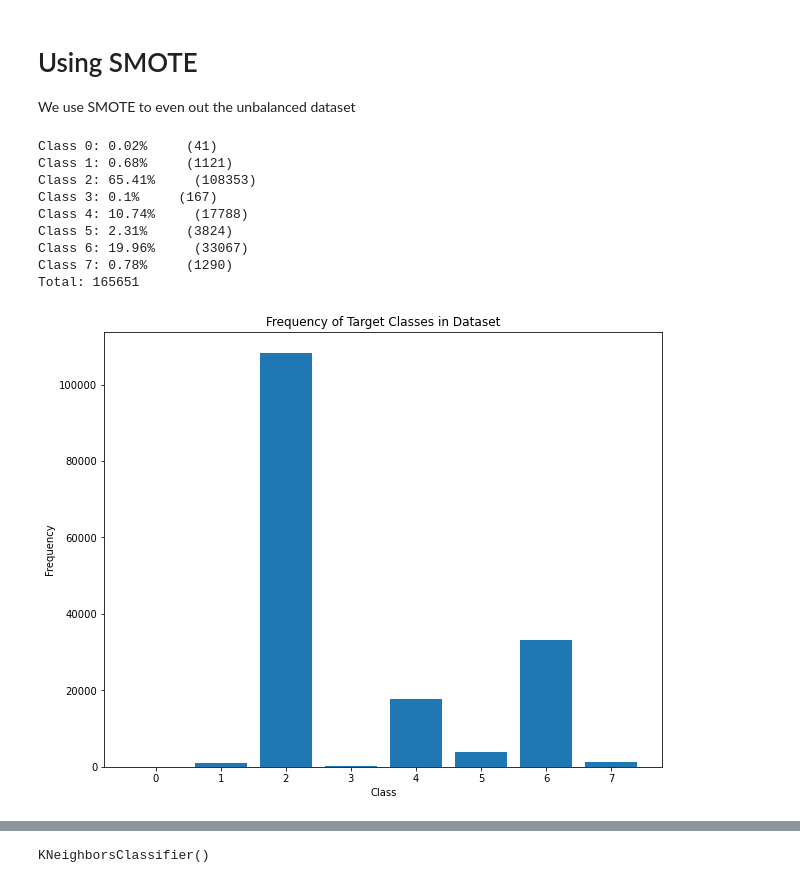
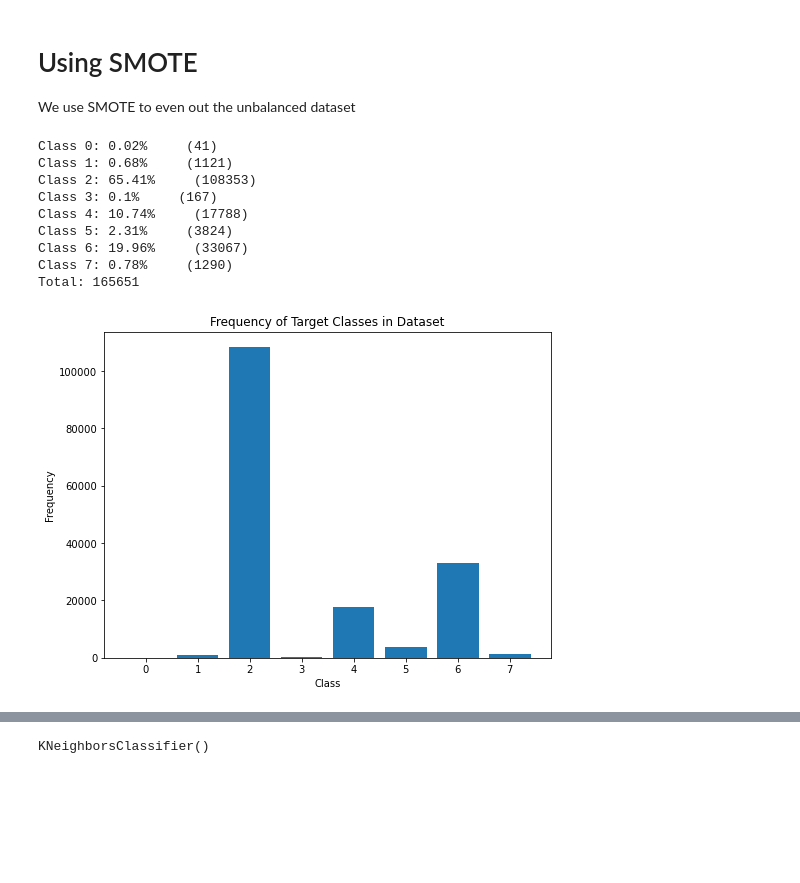
Before and after one commit to MQumairi/intro_to_ai_coursework, a Jupyter notebook: src/K Nearest Neighbor.ipynb, the cells around one changed output, grey strips where cells are left out. Saved outputs shown, nothing was run; the diff lists cells and outputs as text; code cells hidden in the pictures; blank space fills up the shorter version.

```diff
--- a/src/K Nearest Neighbor.ipynb
+++ b/src/K Nearest Neighbor.ipynb
@@ -193,18 +280,18 @@ The model pefroms better than without k-fold cross validation, however is once a
 We use SMOTE to even out the unbalanced dataset
 # %%
 #The frequencies of each class in the dataset
-usm.display_frequencies(data_encoded["Outcome"])
+usm.display_frequencies(data_encoded["Outcome"], figsize=(8,6))
 # %% [output]
 Class 0: 0.02%     (41)
 Class 1: 0.68%     (1121)
 Class 2: 65.41%     (108353)
 Class 3: 0.1%     (167)
 Class 4: 10.74%     (17788)
 Class 5: 2.31%     (3824)
 Class 6: 19.96%     (33067)
 Class 7: 0.78%     (1290)
 Total: 165651
-[figure, old version]
+[figure, new version]
 # %%
 #Train/test split data_encoded
 target = data_encoded["Outcome"]
```
Also changed, not shown: parts of 45 cells of this notebook, 25 other files.
